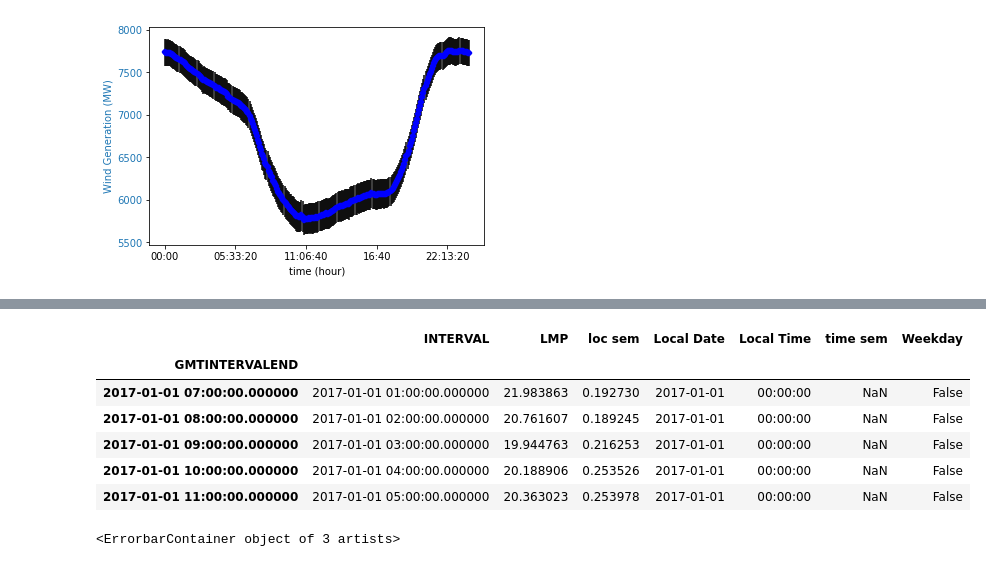
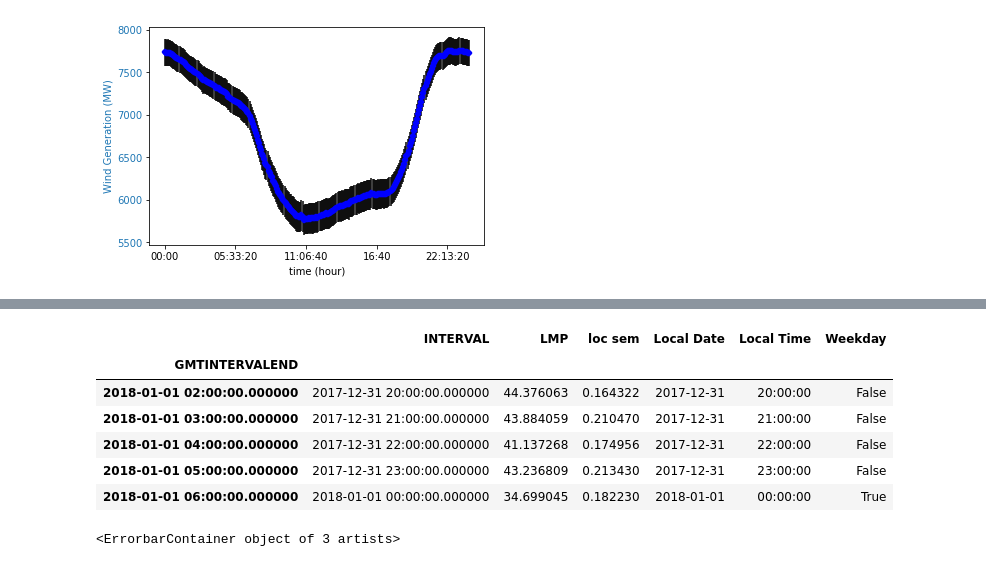
Before and after one commit to felipeascouto/energy, a Jupyter notebook: research_p1.ipynb, the cells around one changed output, grey strips where cells are left out. Saved outputs shown, nothing was run; the diff lists cells and outputs as text; code cells hidden in the pictures.

```diff
--- a/research_p1.ipynb
+++ b/research_p1.ipynb
@@ -119,31 +119,31 @@ DA_aggloc['loc sem'] = DA.groupby('GMTINTERVALEND')[['LMP']].sem()
 # %%
 DA_intervals = DA_aggloc[DA_aggloc.columns[0]].values.tolist()
 DA_dates = []
 DA_times = []
 weekday = []
 for interval in DA_intervals:
     date = interval.split(' ')[0]
     date = dt.datetime.strptime(date,'%Y-%m-%d').date()
     DA_dates.append(date)
     if date.weekday() < 5:
         weekday.append(True)
     else:
         weekday.append(False)
     time = interval.split(' ')[1].split('.')[0]
-    time = dt.datetime.strptime(hour,'%H:%M:%S').time()
+    time = dt.datetime.strptime(time,'%H:%M:%S').time()
     DA_times.append(time)
 DA_aggloc['Local Date'] = np.array(DA_dates)
 DA_aggloc['Local Time'] = np.array(DA_times)
 DA_aggloc['Weekday'] = np.array(weekday)
-DA_aggloc.head()
+DA_aggloc.tail()
 # %% [output]
-|  | INTERVAL | LMP | loc sem | Local Date | Local Time | time sem | Weekday |
-| GMTINTERVALEND |  |  |  |  |  |  |  |
-| 2017-01-01 07:00:00.000000 | 2017-01-01 01:00:00.000000 | 21.983863 | 0.192730 | 2017-01-01 | 00:00:00 | NaN | False |
-| 2017-01-01 08:00:00.000000 | 2017-01-01 02:00:00.000000 | 20.761607 | 0.189245 | 2017-01-01 | 00:00:00 | NaN | False |
-| 2017-01-01 09:00:00.000000 | 2017-01-01 03:00:00.000000 | 19.944763 | 0.216253 | 2017-01-01 | 00:00:00 | NaN | False |
-| 2017-01-01 10:00:00.000000 | 2017-01-01 04:00:00.000000 | 20.188906 | 0.253526 | 2017-01-01 | 00:00:00 | NaN | False |
-| 2017-01-01 11:00:00.000000 | 2017-01-01 05:00:00.000000 | 20.363023 | 0.253978 | 2017-01-01 | 00:00:00 | NaN | False |
+|  | INTERVAL | LMP | loc sem | Local Date | Local Time | Weekday |
+| GMTINTERVALEND |  |  |  |  |  |  |
+| 2018-01-01 02:00:00.000000 | 2017-12-31 20:00:00.000000 | 44.376063 | 0.164322 | 2017-12-31 | 20:00:00 | False |
+| 2018-01-01 03:00:00.000000 | 2017-12-31 21:00:00.000000 | 43.884059 | 0.210470 | 2017-12-31 | 21:00:00 | False |
+| 2018-01-01 04:00:00.000000 | 2017-12-31 22:00:00.000000 | 41.137268 | 0.174956 | 2017-12-31 | 22:00:00 | False |
+| 2018-01-01 05:00:00.000000 | 2017-12-31 23:00:00.000000 | 43.236809 | 0.213430 | 2017-12-31 | 23:00:00 | False |
+| 2018-01-01 06:00:00.000000 | 2018-01-01 00:00:00.000000 | 34.699045 | 0.182230 | 2018-01-01 | 00:00:00 | True |
 # %%
 DA_price = DA_aggloc.groupby('Local Time')[['LMP']].mean()
 DA_price['time sem'] = DA_aggloc.groupby('Local Time')[['LMP']].sem()
```
Also changed, not shown: parts of 6 cells of this notebook.
